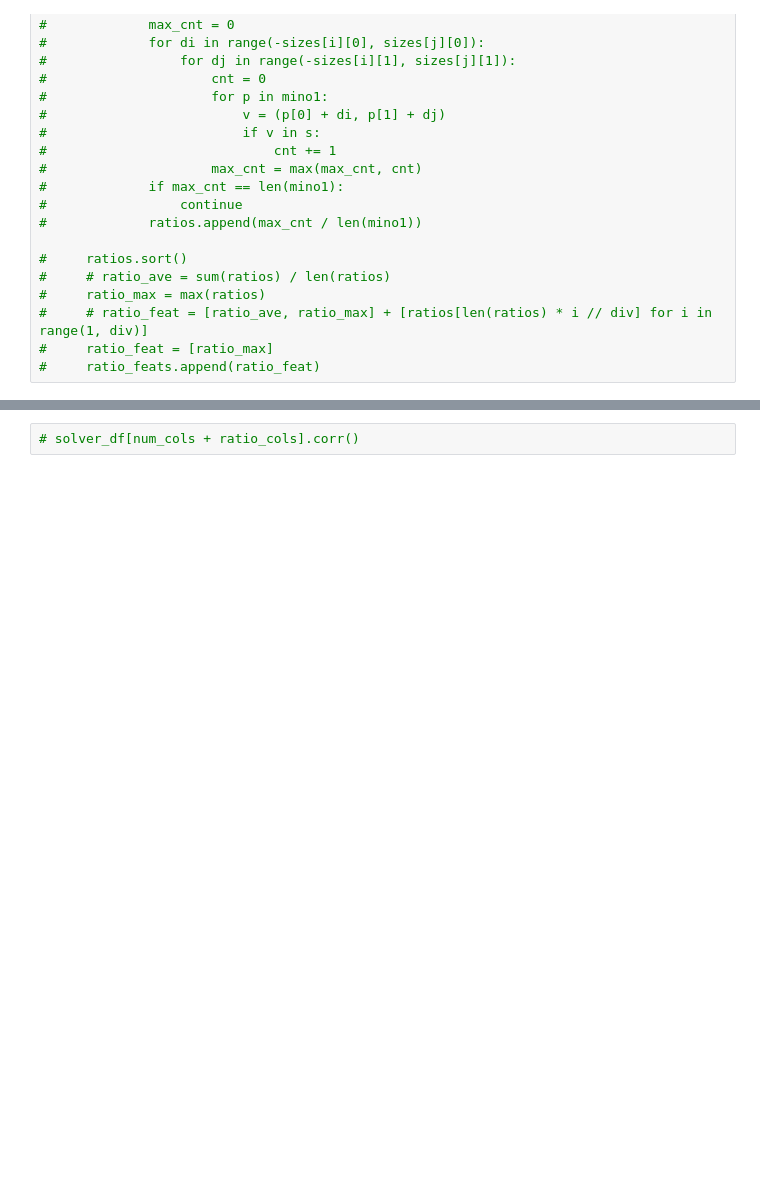
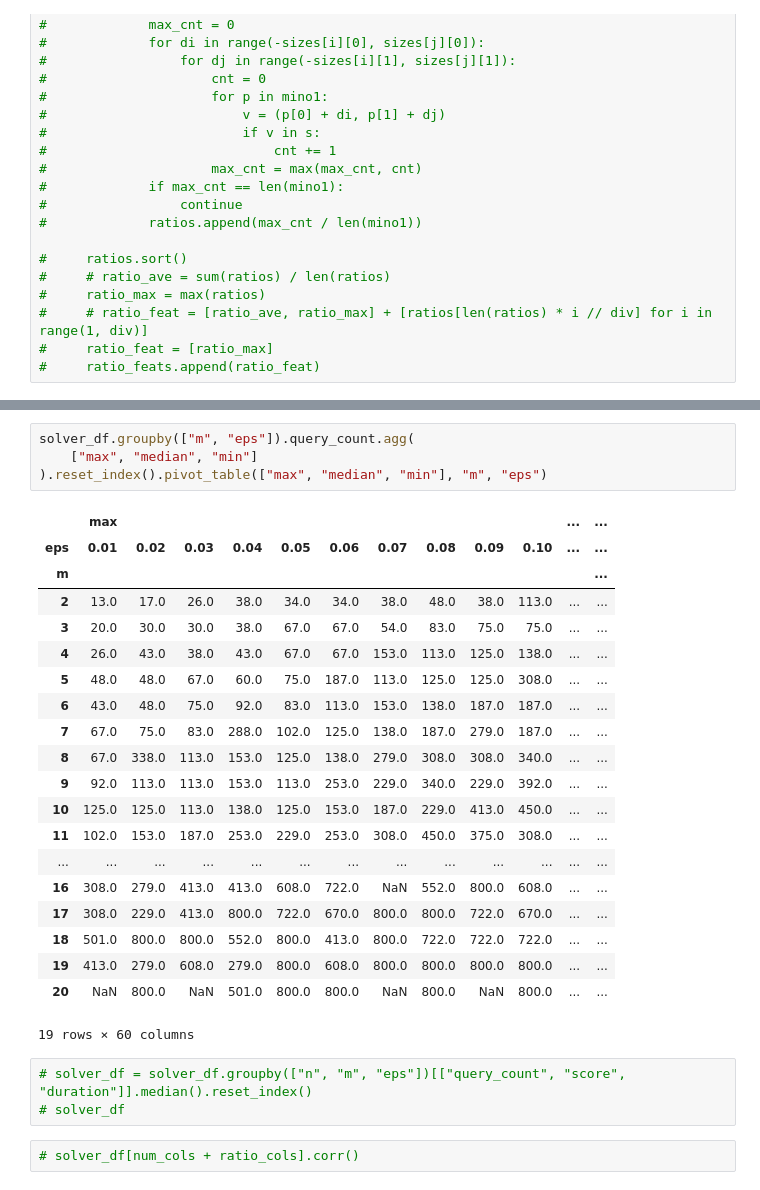
Before and after one commit to tishii2479/ahc030, a Jupyter notebook: notebooks/linear_regression_query_count.ipynb, the cells around one changed output, grey strips where cells are left out. Drawn from its saved outputs; the diff is of its cells as text; blank space fills up the shorter version.

```diff
--- a/notebooks/linear_regression_query_count.ipynb
+++ b/notebooks/linear_regression_query_count.ipynb
@@ -116,3 +117,31 @@ solver_df.head()
+# %%
+solver_df.groupby(["m", "eps"]).query_count.agg(
+    ["max", "median", "min"]
+).reset_index().pivot_table(["max", "median", "min"], "m", "eps")
+# %% [output]
+|  | max |  |  |  |  |  |  |  |  |  | ... | ... |
+| eps | 0.01 | 0.02 | 0.03 | 0.04 | 0.05 | 0.06 | 0.07 | 0.08 | 0.09 | 0.10 | ... | ... |
+| m |  |  |  |  |  |  |  |  |  |  |  | ... |
+| 2 | 13.0 | 17.0 | 26.0 | 38.0 | 34.0 | 34.0 | 38.0 | 48.0 | 38.0 | 113.0 | ... | ... |
+| 3 | 20.0 | 30.0 | 30.0 | 38.0 | 67.0 | 67.0 | 54.0 | 83.0 | 75.0 | 75.0 | ... | ... |
+| 4 | 26.0 | 43.0 | 38.0 | 43.0 | 67.0 | 67.0 | 153.0 | 113.0 | 125.0 | 138.0 | ... | ... |
+| 5 | 48.0 | 48.0 | 67.0 | 60.0 | 75.0 | 187.0 | 113.0 | 125.0 | 125.0 | 308.0 | ... | ... |
+| 6 | 43.0 | 48.0 | 75.0 | 92.0 | 83.0 | 113.0 | 153.0 | 138.0 | 187.0 | 187.0 | ... | ... |
+| 7 | 67.0 | 75.0 | 83.0 | 288.0 | 102.0 | 125.0 | 138.0 | 187.0 | 279.0 | 187.0 | ... | ... |
+| 8 | 67.0 | 338.0 | 113.0 | 153.0 | 125.0 | 138.0 | 279.0 | 308.0 | 308.0 | 340.0 | ... | ... |
+| 9 | 92.0 | 113.0 | 113.0 | 153.0 | 113.0 | 253.0 | 229.0 | 340.0 | 229.0 | 392.0 | ... | ... |
+| 10 | 125.0 | 125.0 | 113.0 | 138.0 | 125.0 | 153.0 | 187.0 | 229.0 | 413.0 | 450.0 | ... | ... |
+| 11 | 102.0 | 153.0 | 187.0 | 253.0 | 229.0 | 253.0 | 308.0 | 450.0 | 375.0 | 308.0 | ... | ... |
+| ... | ... | ... | ... | ... | ... | ... | ... | ... | ... | ... | ... | ... |
+| 16 | 308.0 | 279.0 | 413.0 | 413.0 | 608.0 | 722.0 | NaN | 552.0 | 800.0 | 608.0 | ... | ... |
+| 17 | 308.0 | 229.0 | 413.0 | 800.0 | 722.0 | 670.0 | 800.0 | 800.0 | 722.0 | 670.0 | ... | ... |
+| 18 | 501.0 | 800.0 | 800.0 | 552.0 | 800.0 | 413.0 | 800.0 | 722.0 | 722.0 | 722.0 | ... | ... |
+| 19 | 413.0 | 279.0 | 608.0 | 279.0 | 800.0 | 608.0 | 800.0 | 800.0 | 800.0 | 800.0 | ... | ... |
+| 20 | NaN | 800.0 | NaN | 501.0 | 800.0 | 800.0 | NaN | 800.0 | NaN | 800.0 | ... | ... |
+19 rows × 60 columns
+# %%
+# solver_df = solver_df.groupby(["n", "m", "eps"])[["query_count", "score", "duration"]].median().reset_index()
+# solver_df
 # %%
 # solver_df[num_cols + ratio_cols].corr()
 # %%
```
Also changed, not shown: parts of 9 cells of this notebook, 5 other files.
